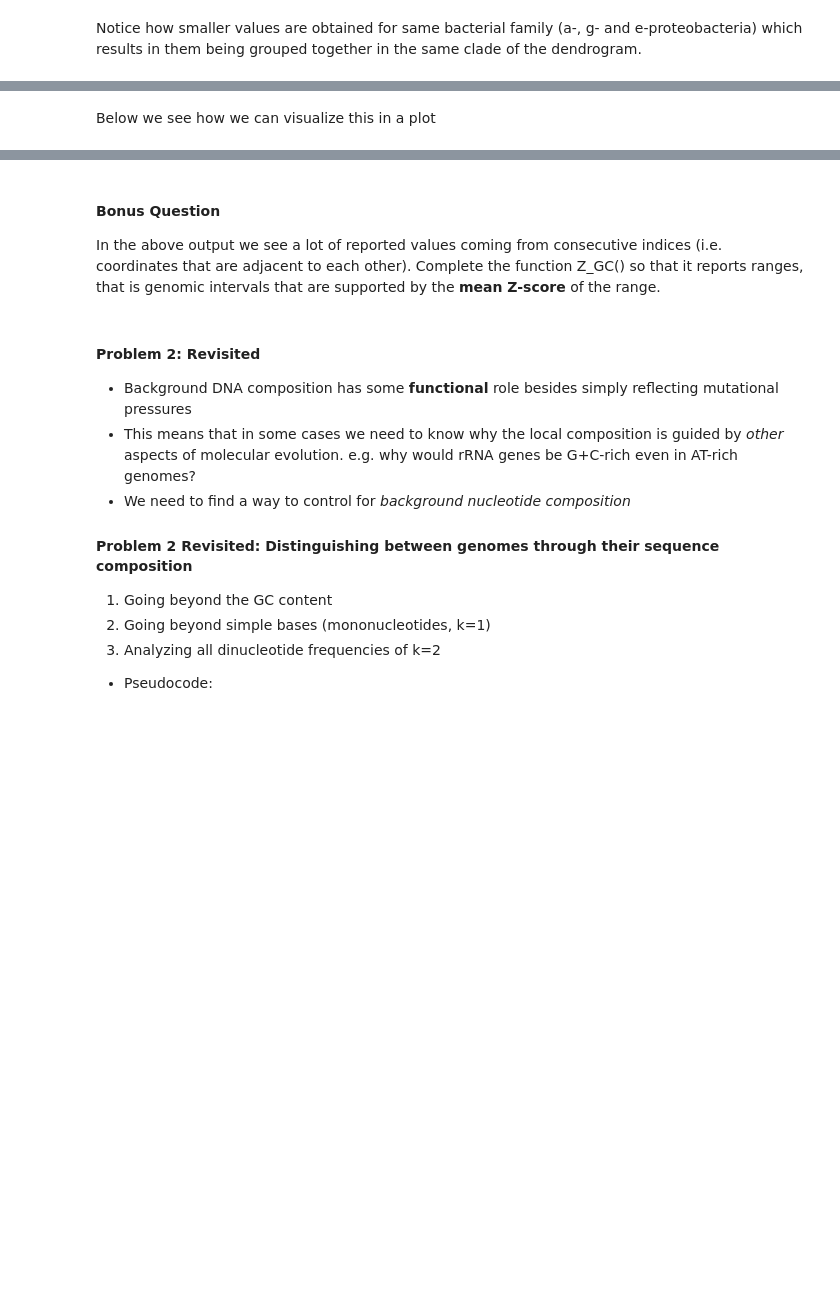
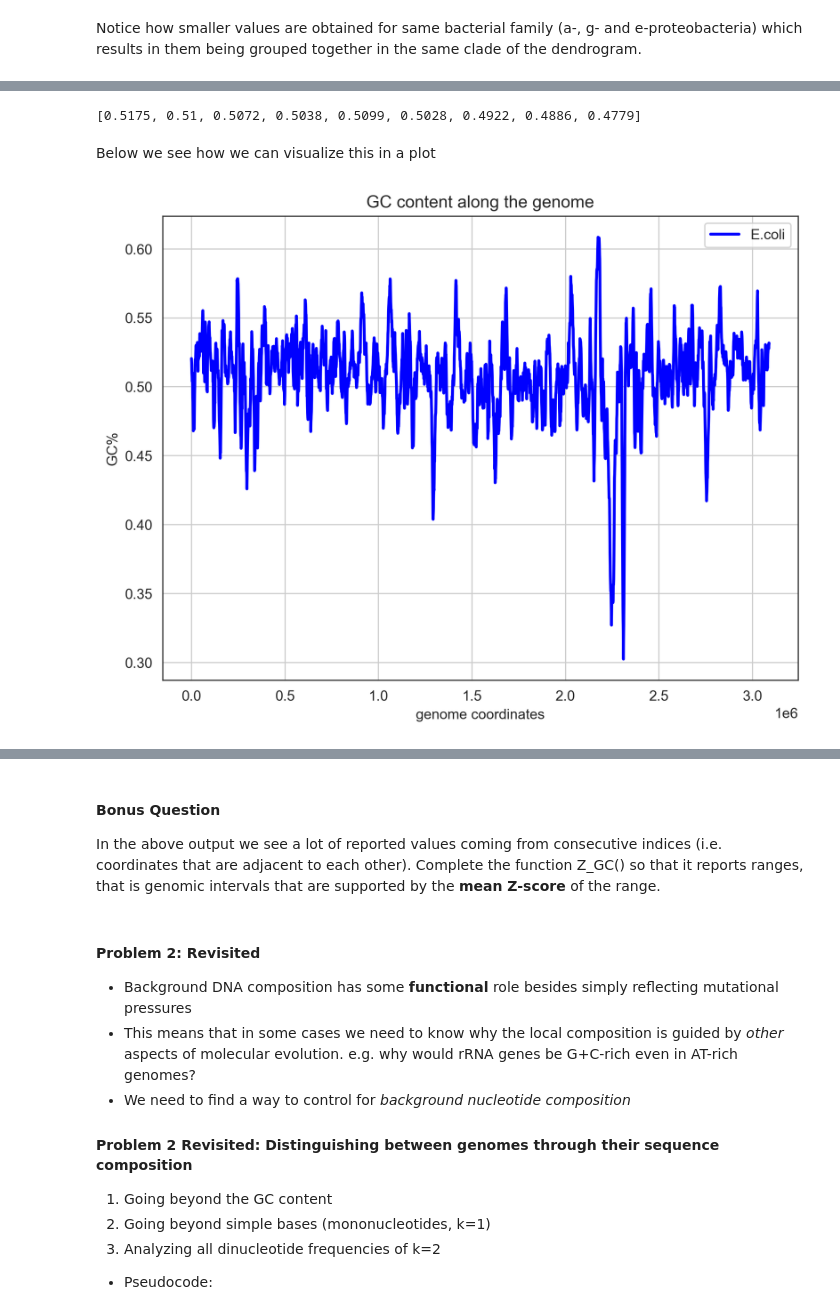
Before and after one commit to christoforos-nikolaou/BC205, a Jupyter notebook: Classes/Chapter_02_Sequence_Analysis.ipynb, the cells around one changed output, grey strips where cells are left out. Saved outputs shown, nothing was run; the diff lists cells and outputs as text; code cells hidden in the pictures; blank space fills up the shorter version.

```diff
--- a/Classes/Chapter_02_Sequence_Analysis.ipynb
+++ b/Classes/Chapter_02_Sequence_Analysis.ipynb
@@ -176,7 +180,7 @@ e-Bac8 | 0.627
 #### Problem 2: Approach
 * Below we will do this on a set of precalculated GC% values from 10 different bacterial genomes.
 # %%
-f=open('files/GCContent.tsv', 'r')
+f=open('../files/GCContent.tsv', 'r')
 
 i=0
 GCC={}
@@ -286,33 +310,37 @@ def windowGC(genomefile, window):
 
     return(GCwin)
 # %%
-EcoliWGC = windowGC("files/ecoli.fa", 10000)
+EcoliWGC = windowGC("../files/ecoli.fa", 10000)
 print(list(EcoliWGC.values())[1:10])
+# %% [output]
+[0.5175, 0.51, 0.5072, 0.5038, 0.5099, 0.5028, 0.4922, 0.4886, 0.4779]
 # %% [markdown]
 Below we see how we can visualize this in a plot
 # %%
 import matplotlib.pyplot as plt
 
-EcoliWGC = windowGC("files/ecoli.fa", 10000)
+EcoliWGC = windowGC("../files/ecoli.fa", 10000)
 # Create a figure and axis
 plt.rcParams['figure.dpi'] = 300
 plt.figure(figsize=(8, 6))
 # Plot the line
 plt.plot(EcoliWGC.keys(), EcoliWGC.values(), label='E.coli', color='blue', linewidth=2)
 
 # Add labels and title
 plt.title('GC content along the genome')
 plt.xlabel('genome coordinates')
 plt.ylabel('GC%')
 
 # Add a legend
 plt.legend()
 
 # Show grid
 plt.grid()
 
 # Display the plot
 plt.show()
+# %% [output]
+[figure, added]
 # %% [markdown]
 #### Hands-on #2:
 * Get the genome sequence of St. aureus
```
Also changed, not shown: parts of 24 cells of this notebook, 2 other files.
